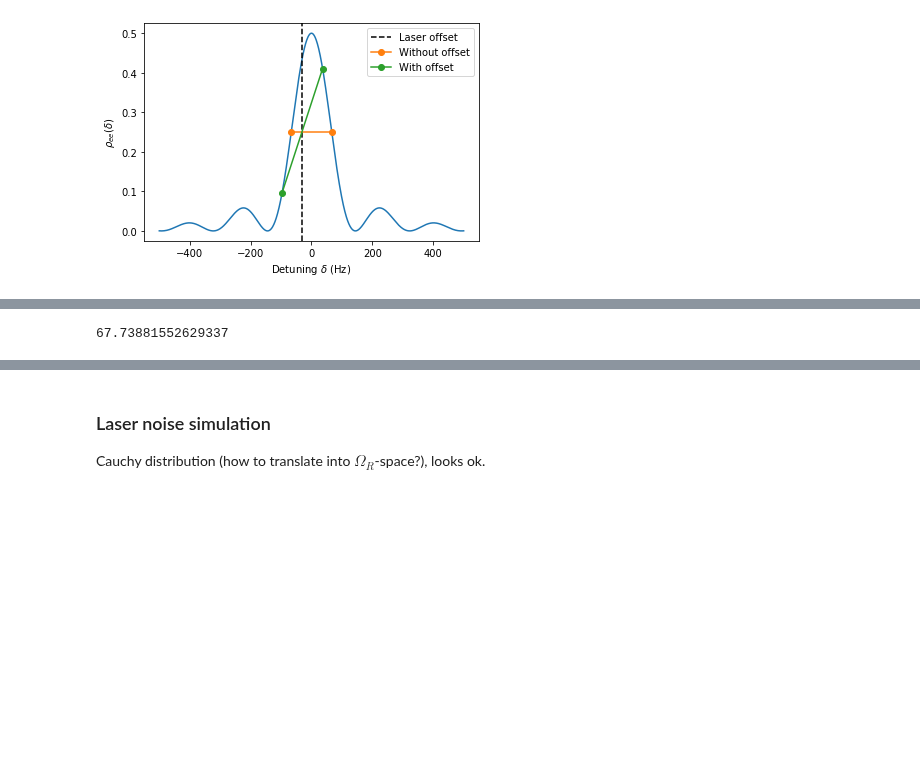
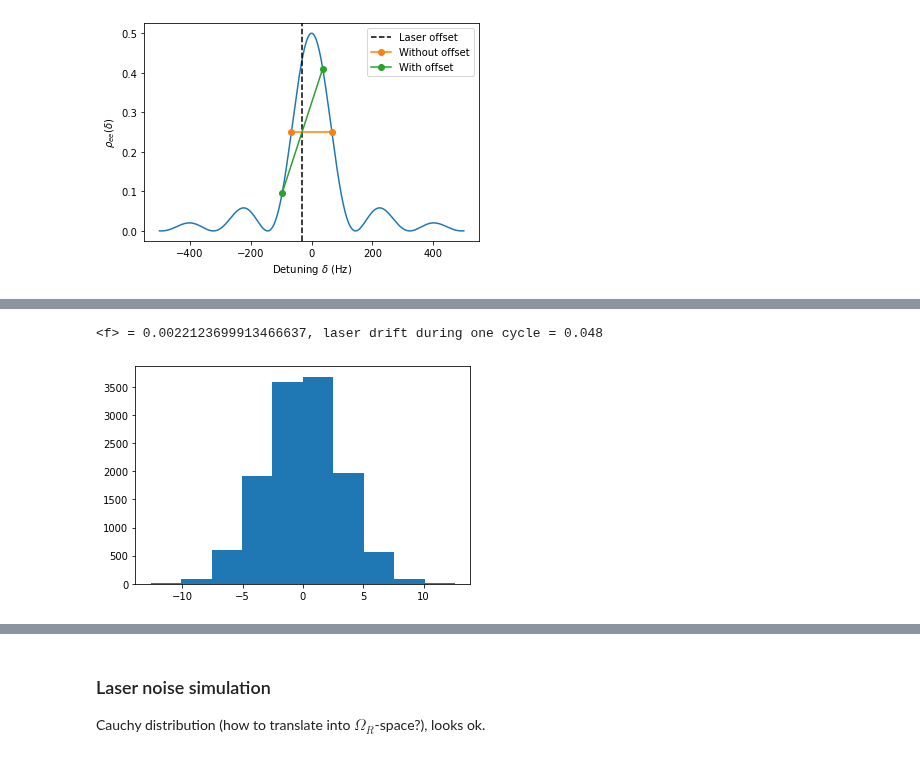
Before and after one commit to speug/srservosim, a Jupyter notebook: notebooks/servosimtests.ipynb, the cells around one changed output, grey strips where cells are left out. Drawn from its saved outputs; the diff is of its cells as text; code cells hidden in the pictures; blank space fills up the shorter version.

```diff
--- a/notebooks/servosimtests.ipynb
+++ b/notebooks/servosimtests.ipynb
@@ -219,4 +180,6 @@ Text(0.5, 0, 'Averaging time ($t_\\pi$)')
-# %%
-g
-# %% [output]
-67.73881552629337
+# %%
+plt.hist(etas)
+print(f"<f> = {np.mean(etas)}, laser drift during one cycle = {T_s * laser_drift * n_c}")
+# %% [output]
+<f> = 0.0022123699913466637, laser drift during one cycle = 0.048
+[figure, added]
```
Also changed, not shown: parts of 13 cells of this notebook.
